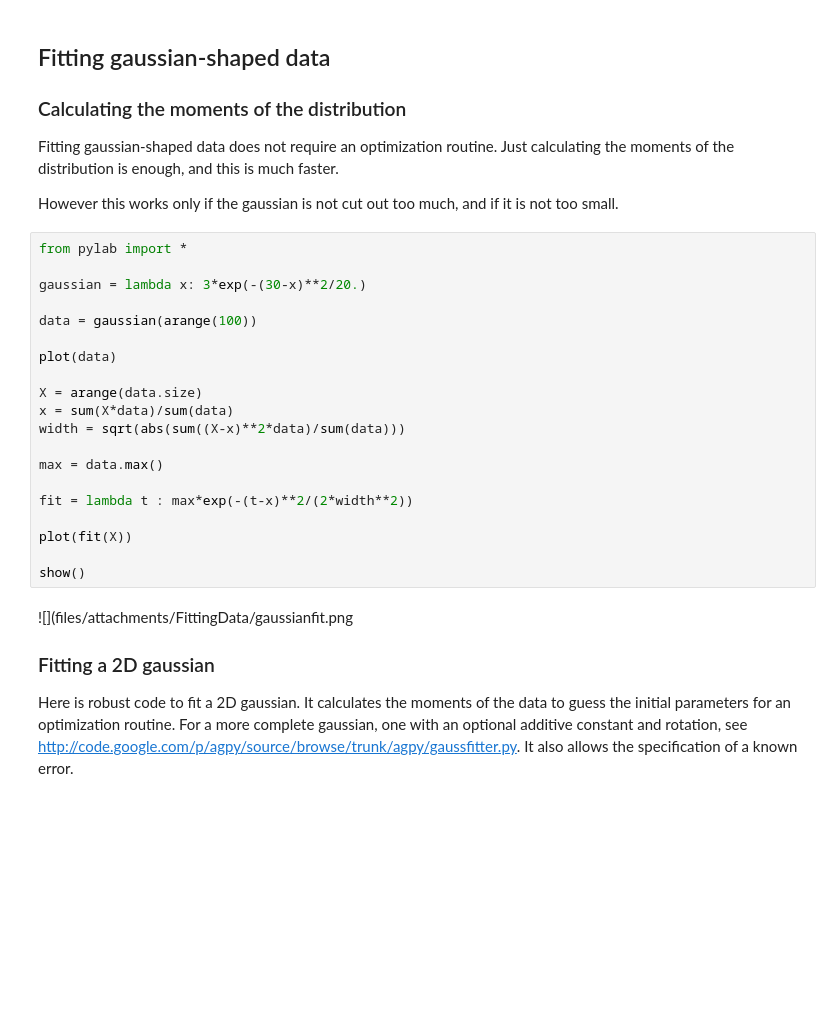
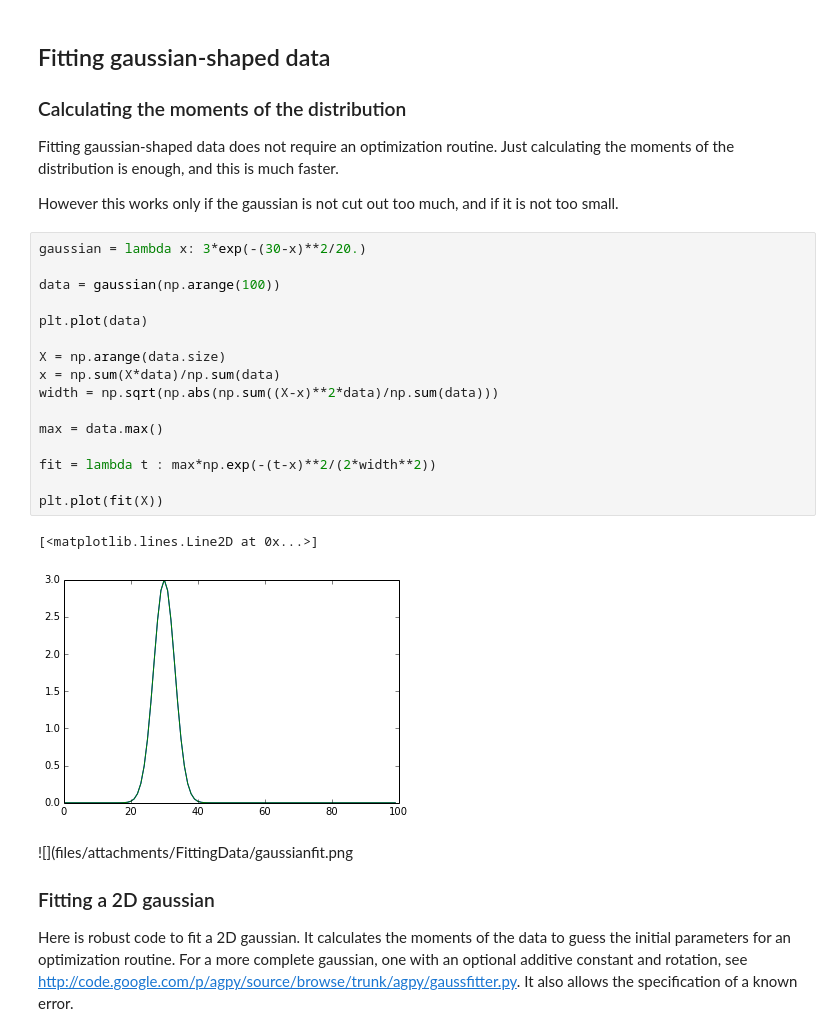
Before and after one commit to scipy/scipy-cookbook, a Jupyter notebook: ipython/FittingData.ipynb, the cells around one changed output. Saved outputs shown, nothing was run; the diff lists cells and outputs as text; blank space fills up the shorter version.

```diff
--- a/ipython/FittingData.ipynb
+++ b/ipython/FittingData.ipynb
@@ -178,25 +183,24 @@ much faster.
 However this works only if the gaussian is not cut out too much, and if
 it is not too small.
 # %%
-from pylab import *
-
 gaussian = lambda x: 3*exp(-(30-x)**2/20.)
 
-data = gaussian(arange(100))
+data = gaussian(np.arange(100))
 
-plot(data)
+plt.plot(data)
 
-X = arange(data.size)
-x = sum(X*data)/sum(data)
-width = sqrt(abs(sum((X-x)**2*data)/sum(data)))
+X = np.arange(data.size)
+x = np.sum(X*data)/np.sum(data)
+width = np.sqrt(np.abs(np.sum((X-x)**2*data)/np.sum(data)))
 
 max = data.max()
 
-fit = lambda t : max*exp(-(t-x)**2/(2*width**2))
+fit = lambda t : max*np.exp(-(t-x)**2/(2*width**2))
 
-plot(fit(X))
-
-show()
+plt.plot(fit(X))
+# %% [output]
+[<matplotlib.lines.Line2D at 0x...>]
+[figure, added]
 # %% [markdown]
 ![](files/attachments/FittingData/gaussianfit.png
 
```
Also changed, not shown: parts of 11 cells of this notebook.
